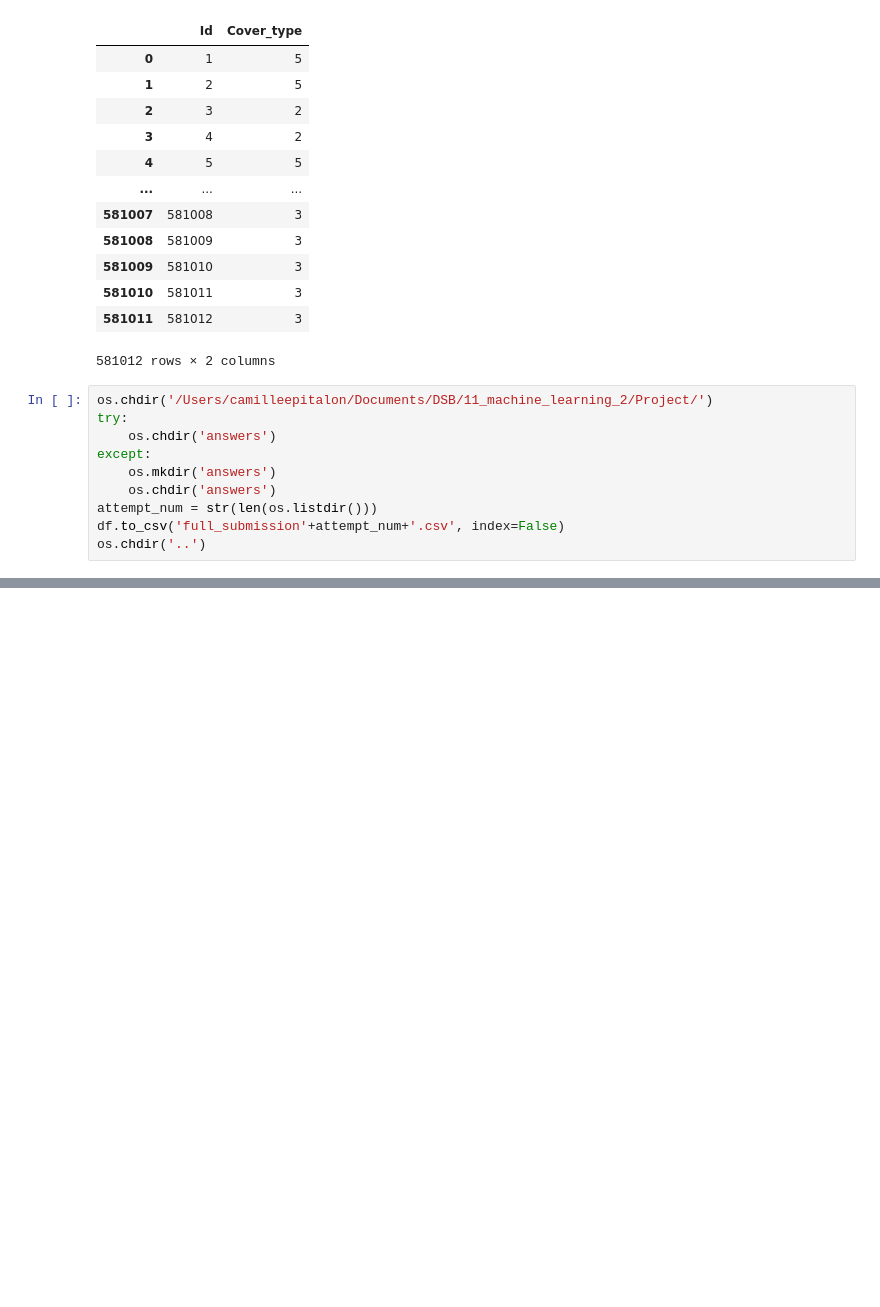
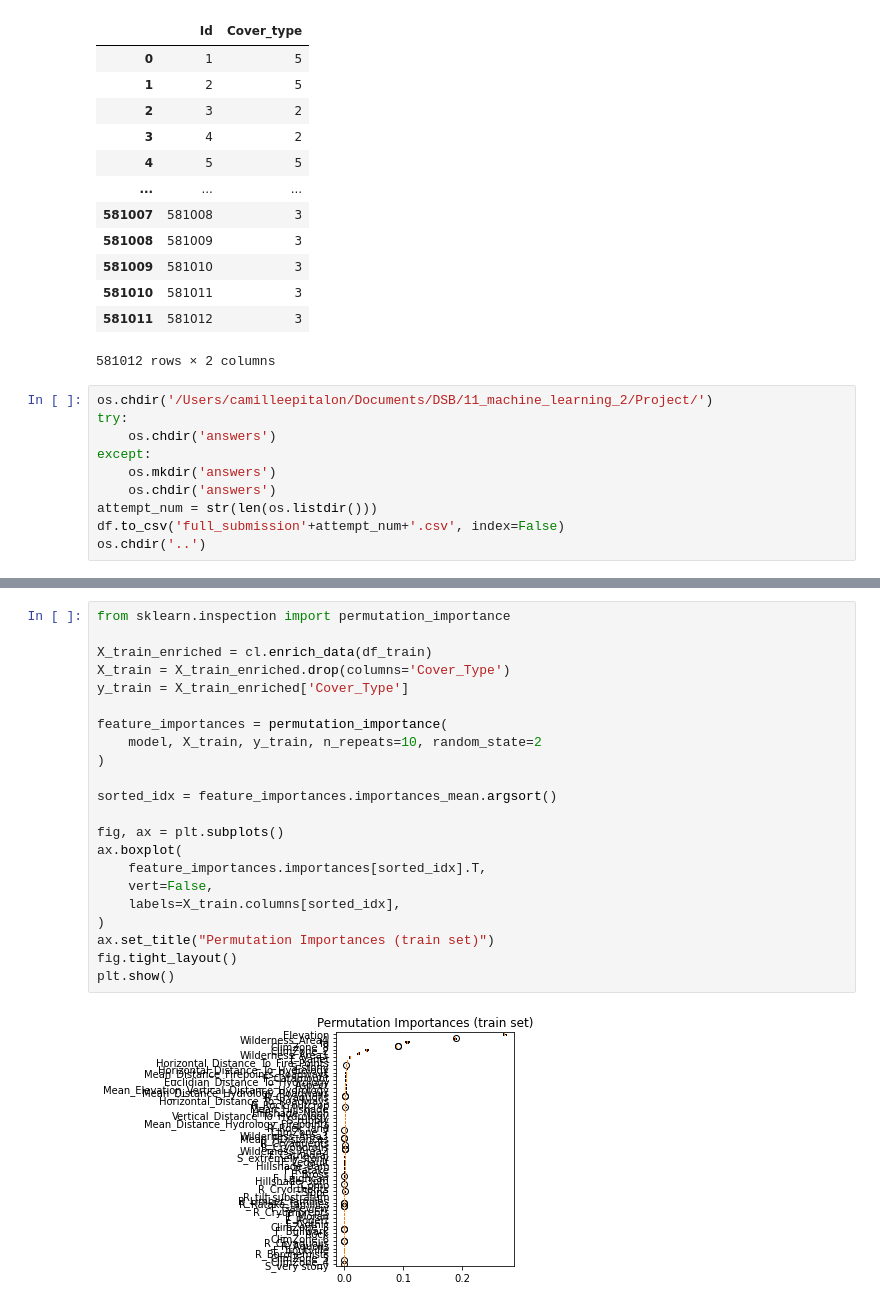
Before and after one commit to ceptln/forest_classification, a Jupyter notebook: kaggle_forest_notebook.ipynb, the cells around one changed output, grey strips where cells are left out. Drawn from its saved outputs; the diff is of its cells as text; blank space fills up the shorter version.

```diff
--- a/kaggle_forest_notebook.ipynb
+++ b/kaggle_forest_notebook.ipynb
@@ -1009,0 +1114,24 @@ os.chdir('..')
+# %%
+from sklearn.inspection import permutation_importance
+
+X_train_enriched = cl.enrich_data(df_train)
+X_train = X_train_enriched.drop(columns='Cover_Type')
+y_train = X_train_enriched['Cover_Type']
+
+feature_importances = permutation_importance(
+    model, X_train, y_train, n_repeats=10, random_state=2
+)
+
+sorted_idx = feature_importances.importances_mean.argsort()
+
+fig, ax = plt.subplots()
+ax.boxplot(
+    feature_importances.importances[sorted_idx].T,
+    vert=False,
+    labels=X_train.columns[sorted_idx],
+)
+ax.set_title("Permutation Importances (train set)")
+fig.tight_layout()
+plt.show()
+# %% [output]
+[figure, added]
```
Also changed, not shown: parts of 23 cells of this notebook, 16 other files.
